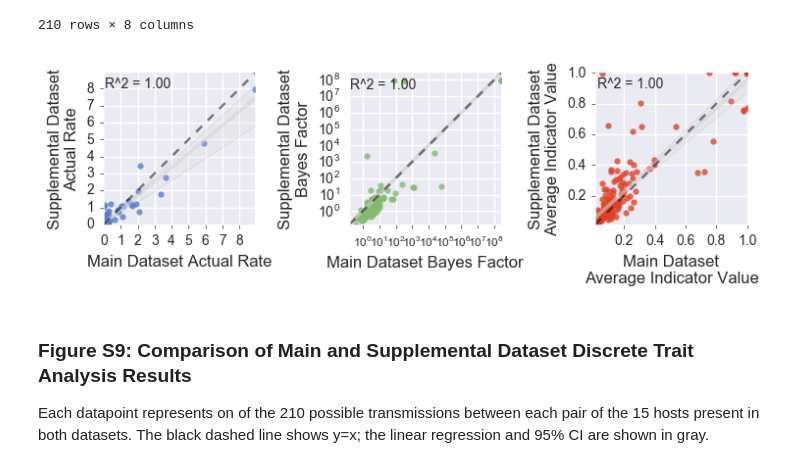
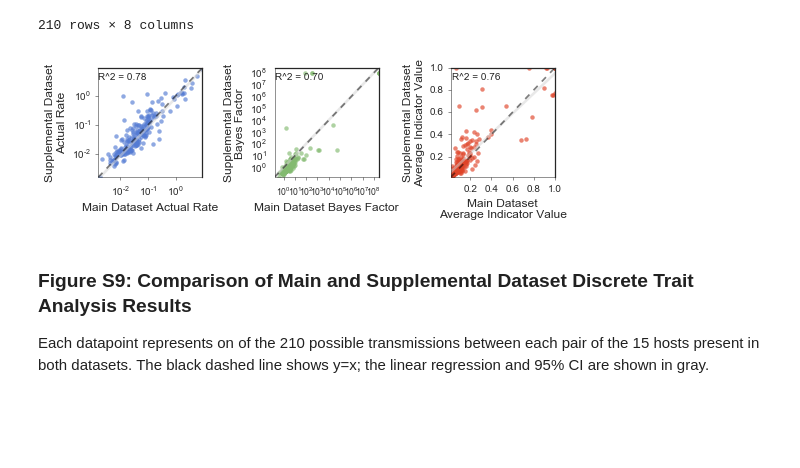
Before and after one commit to blab/siv-cst, a Jupyter notebook: figures/supplement/S9-compare_discreteTraits.ipynb, the cells around one changed output. Cells and saved outputs as stored; diff of their text form; code cells hidden in the pictures; blank space fills up the shorter version.

Commit message:
Fix R^2 values, put AR on log scale, improve comments.

```diff
--- a/figures/supplement/S9-compare_discreteTraits.ipynb
+++ b/figures/supplement/S9-compare_discreteTraits.ipynb
@@ -112,6 +112,24 @@ compare
 | 122 | Sooty_Mangabey | Human | 1.000000 | 2.660000e+08 | 8.918069 | 1.0000 | 9.499999e+07 | ... |
 | 80 | Chimp_ptt | Human | 1.000000 | 2.660000e+08 | 3.649774 | 1.0000 | 9.499999e+07 | ... |
 210 rows × 8 columns
+# %%
+def r_squared(xlist, ylist):
+    assert len(xlist) == len(ylist), 'unequal number of x and y values'
+    sum_x_squared = sum([ x**2 for x in xlist ])
+    sum_x = sum(xlist)
+
+    sum_y_squared = sum([ y**2 for y in ylist ])
+    sum_y = sum(ylist)
+
+    sum_xy = sum([ x*y for x,y in zip(xlist,ylist) ])
+    n = len(xlist)
+
+    r = (n*sum_xy - sum_x*sum_y) / np.sqrt((n*sum_x_squared - sum_x**2)*(n*sum_y_squared - sum_y**2))
+    r_squared = r**2
+    assert 0 <= r <= 1.0
+    assert 0 <= r_squared <= 1.0
+
+    return r_squared
 # %%
 from matplotlib import pyplot as plt
 import seaborn as sns
@@ -120,74 +138,88 @@ import scipy
 # %%
 fig, (ar_ax, bf_ax, ind_ax) = plt.subplots(figsize=(7.5,2.5),nrows=1,ncols=3, facecolor='w') # Note shared Y axis
 bf_ax.set(xscale='log', yscale='log') # Plot BF on log scale
+ar_ax.set(xscale='log', yscale='log') # Plot AR on log scale
 
-ar_reg = sns.regplot(compare['main_ar'], compare['supplement_ar'], ax=ar_ax,
-                     scatter_kws={'color': '#547BD3'},
-                     line_kws={'color': 'lightgray', 'alpha': 0.5})
+##### ActualRates: Plot raw points on log scale
+ar_points = sns.regplot(compare['main_ar'], compare['supplement_ar'],
+                       scatter_kws={'color': '#547BD3', 'alpha': 0.65}, ax=ar_ax, fit_reg=False)
+# Do regression and find R^2 on logged points
+ar_reg = sns.regplot(compare['main_ar'].map(np.log10), compare['supplement_ar'].map(np.log10), ax=ar_ax,
+            line_kws={'color': 'lightgray', 'alpha': 0.5}, scatter_kws={'alpha': 0}, ci=None)
+ar_R_squared = r_squared(compare['main_ar'].map(np.log10), compare['supplement_ar'].map(np.log10))
 
-ind_reg = sns.regplot(compare['main_indicator'], compare['supplement_indicator'], ax=ind_ax,
-                      scatter_kws={'color': '#DF4327'},
-                      line_kws={'color': 'lightgray', 'alpha': 0.5})
-
-bf_points = sns.regplot(compare['main_bf'], compare['supplement_bf'],
-                        scatter_kws={'color': '#83BA70'}, ax=bf_ax, fit_reg=False) # Plot raw points on log scale
-bf_reg = sns.regplot(compare['main_bf'].map(np.log10), compare['supplement_bf'].map(np.log10), ax=bf_ax, # Do regression on logged points
-            line_kws={'color': 'lightgray', 'alpha': 0.5}, scatter_kws={'alpha': 0})
-
-ar_lims = [ min(compare['main_ar'].min(), compare['supplement_ar'].min()), # Plot x=y
+# Add y=x
+ar_lims = [ min(compare['main_ar'].min(), compare['supplement_ar'].min()),
            max(compare['main_ar'].max(), compare['supplement_ar'].max())]
 ar_ax.plot(ar_lims, ar_lims, '--', color='k', alpha=0.5)
-ar_ax.set_xlim(ar_lims) # Set axis limits
+ar_ax.text(ar_lims[0], ar_lims[1]-0.6*ar_lims[1], 'R^2 = %.2f'%ar_R_squared)
+
+# Set axis limits
+ar_ax.set_xlim(ar_lims)
 ar_ax.set_ylim(ar_lims)
-ar_reg_x, ar_reg_y = ar_reg.get_lines()[0].get_xdata(), ar_reg.get_lines()[0].get_ydata() # Get R^2
-ar_R_squared = scipy.stats.linregress(ar_reg_x, ar_reg_y)[2]**2 # slope, intercept, r_value, p_value, std_err
-ar_ax.text(ar_lims[0]+0.01*ar_lims[1], ar_lims[1]-0.1*ar_lims[1], 'R^2 = %.2f'%ar_R_squared)
 
+
+#### Bayes factors: Plot raw points on log scale
+bf_points = sns.regplot(compare['main_bf'], compare['supplement_bf'],
+                        scatter_kws={'color': '#83BA70', 'alpha': 0.65}, ax=bf_ax, fit_reg=False)
+# Do regression on logged points
+bf_reg = sns.regplot(compare['main_bf'].map(np.log10), compare['supplement_bf'].map(np.log10), ax=bf_ax,
+            line_kws={'color': 'lightgray', 'alpha': 0.5}, scatter_kws={'alpha': 0}, ci=None)
+
+# Add y=x, R^2
 bf_lims = [ min(compare['main_bf'].min(), compare['supplement_bf'].min()),
            max(compare['main_bf'].max(), compare['supplement_bf'].max())]
 bf_ax.plot(bf_lims, bf_lims, '--', color='k', alpha=0.5)
+bf_R_squared = r_squared(compare['main_bf'].map(np.log10), compare['supplement_bf'].map(np.log10))
+bf_ax.text(bf_lims[0], bf_lims[1]-0.9*bf_lims[1], 'R^2 = %.2f'%bf_R_squared)
+# Set axis limits
 bf_ax.set_xlim(bf_lims)
 bf_ax.set_ylim(bf_lims)
-bf_reg_x, bf_reg_y = bf_reg.get_lines()[0].get_xdata(), bf_reg.get_lines()[0].get_ydata() # Get R^2
-bf_R_squared = scipy.stats.linregress(bf_reg_x, bf_reg_y)[2]**2 # slope, intercept, r_value, p_value, std_err
-bf_ax.text(bf_lims[0], bf_lims[1]-0.9*bf_lims[1], 'R^2 = %.2f'%bf_R_squared)
 
 
+#### Indicators: not on a log scale. Plot points and regression simultaneously.
+ind_reg = sns.regplot(compare['main_indicator'], compare['supplement_indicator'], ax=ind_ax,
+                      scatter_kws={'color': '#DF4327', 'alpha': 0.65},
+                      line_kws={'color': 'lightgray', 'alpha': 0.5}, ci=None)
+#Add y=x, R^2
 ind_lims = [ min(compare['main_indicator'].min(), compare['supplement_indicator'].min()),
            max(compare['main_indicator'].max(), compare['supplement_indicator'].max())]
 ind_ax.plot(ind_lims, ind_lims, '--', color='k', alpha=0.5)
+ind_R_squared = r_squared(compare['main_indicator'], compare['supplement_indicator'])
+ind_ax.text(ind_lims[0]+0.01*ind_lims[1], ind_lims[1]-0.1*ind_lims[1], 'R^2 = %.2f'%ind_R_squared)
+#Set axis limits
 ind_ax.set_xlim(ind_lims)
 ind_ax.set_ylim(ind_lims)
-ind_reg_x, ind_reg_y = ind_reg.get_lines()[0].get_xdata(), ind_reg.get_lines()[0].get_ydata() # Get R^2
-ind_R_squared = scipy.stats.linregress(ind_reg_x, ind_reg_y)[2]**2 # slope, intercept, r_value, p_value, std_err
-ind_ax.text(ind_lims[0]+0.01*ind_lims[1], ind_lims[1]-0.1*ind_lims[1], 'R^2 = %.2f'%ind_R_squared)
 
+
+#### Label plots
 ind_ax.set_xlabel('Main Dataset\nAverage Indicator Value', size=12) # Label axes
 ind_ax.set_ylabel('Supplemental Dataset\nAverage Indicator Value', size=12)
 ar_ax.set_xlabel('Main Dataset Actual Rate', size=12)
 ar_ax.set_ylabel('Supplemental Dataset\nActual Rate', size=12)
 bf_ax.set_xlabel('Main Dataset Bayes Factor', size=12)
 bf_ax.set_ylabel('Supplemental Dataset\nBayes Factor', size=12)
 
+### Format ticks
 ind_ax.tick_params(axis='both', which='major', labelsize=10, width=0.5, length=3, top="off", right="off")
 ar_ax.tick_params(axis='both', which='major', labelsize=10, width=0.5, length=3, top="off", right="off")
 bf_ax.tick_params(axis='x', which='major', labelsize=8.5, width=0.5, length=3, top="off", right="off")
-
-
 ind_ax.spines['left'].set_linewidth(0.5)
 ind_ax.spines['bottom'].set_linewidth(0.5)
 ar_ax.spines['left'].set_linewidth(0.5)
 ar_ax.spines['bottom'].set_linewidth(0.5)
 bf_ax.spines['left'].set_linewidth(0.5)
 bf_ax.spines['bottom'].set_linewidth(0.5)
 
-sns.set_style(style='white') # Make it pretty
+### Make it pretty
+sns.set_style(style='white')
 plt.tight_layout()
 
+### Save our work
 plt.savefig('../png/FigS9.png', bbox_inches='tight', dpi=600)
 compare.to_csv('../../beast/compare_discreteTraits.csv')
 # %% [output]
-[figure, old version]
+[figure, new version]
 # %% [markdown]
 ### Figure S9: Comparison of Main and Supplemental Dataset Discrete Trait Analysis Results
 
```
Also changed, not shown: 1 other file.
